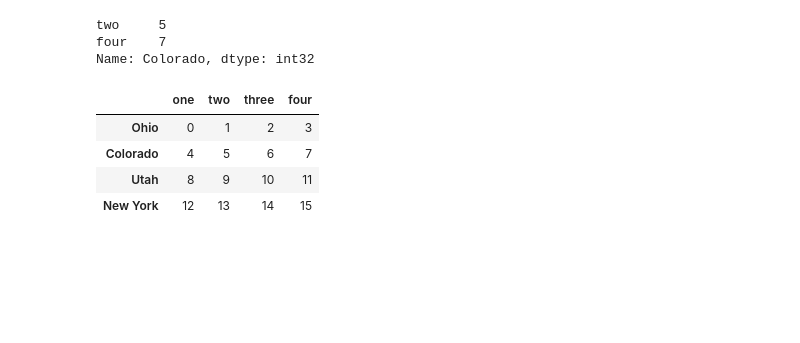
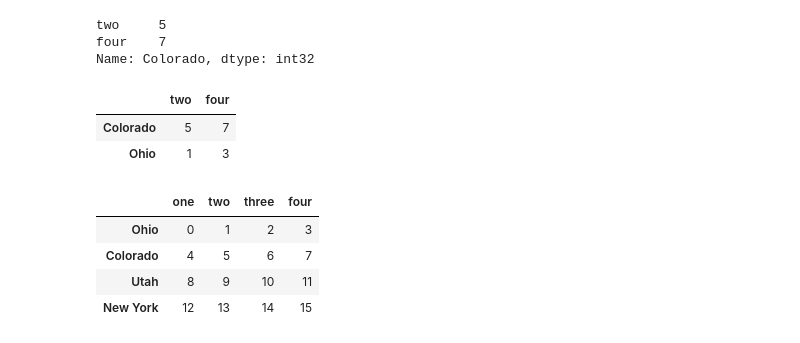
Before and after one commit to ShrajanKumar/python_libraries, a Jupyter notebook: 2pandas.ipynb, the cells around one changed output. Saved outputs shown, nothing was run; the diff lists cells and outputs as text; code cells hidden in the pictures; blank space fills up the shorter version.

```diff
--- a/2pandas.ipynb
+++ b/2pandas.ipynb
@@ -592,6 +648,12 @@ data.loc['Colorado',['two','four']]
 two     5
 four    7
 Name: Colorado, dtype: int32
+# %%
+data.loc[['Colorado','Ohio'],['two','four']]
+# %% [output]
+|  | two | four |
+| Colorado | 5 | 7 |
+| Ohio | 1 | 3 |
 # %%
 data
 # %% [output]
```
Also changed, not shown: parts of 28 cells of this notebook.
